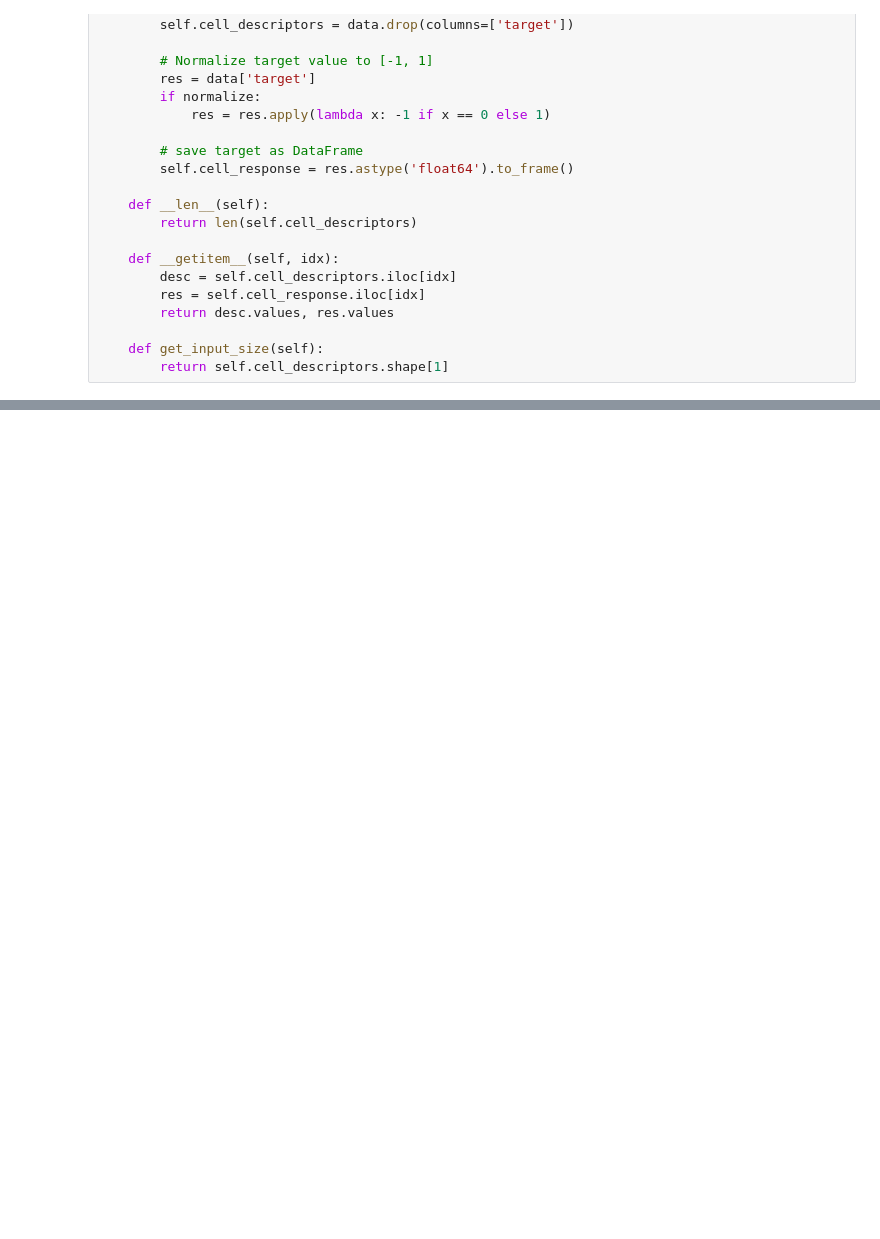
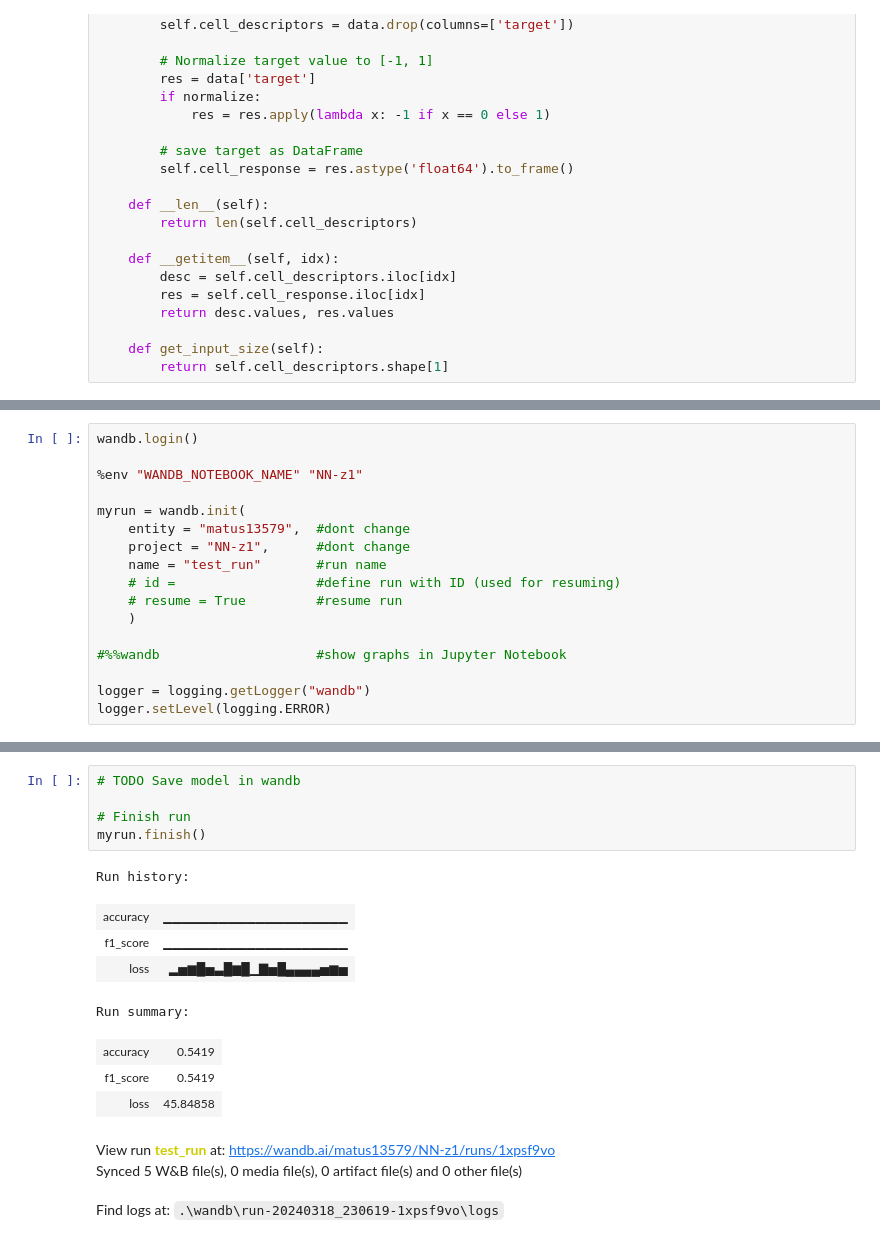
Before and after one commit to xnagya/NSIETE, a Jupyter notebook: NN_training.ipynb, the cells around one changed output, grey strips where cells are left out. Cells and saved outputs as stored; diff of their text form; blank space fills up the shorter version.

Commit message:
update NN model with metrics and wandb logging

```diff
--- a/NN_training.ipynb
+++ b/NN_training.ipynb
@@ -92,0 +82,17 @@ for epoch in range(no_epochs):
+# %%
+wandb.login()
+
+%env "WANDB_NOTEBOOK_NAME" "NN-z1"
+
+myrun = wandb.init(
+    entity = "matus13579",  #dont change
+    project = "NN-z1",      #dont change
+    name = "test_run"       #run name
+    # id =                  #define run with ID (used for resuming)
+    # resume = True         #resume run
+    )
+
+#%%wandb                    #show graphs in Jupyter Notebook
+
+logger = logging.getLogger("wandb")
+logger.setLevel(logging.ERROR)
@@ -92,0 +159,17 @@ for epoch in range(no_epochs):
+# %%
+# TODO Save model in wandb
+
+# Finish run
+myrun.finish()
+# %% [output]
+Run history:
+| accuracy | ▁▁▁▁▁▁▁▁▁▁▁▁▁▁▁▁▁▁▁▁ |
+| f1_score | ▁▁▁▁▁▁▁▁▁▁▁▁▁▁▁▁▁▁▁▁ |
+| loss | ▂▅▆█▅▃█▆█▁▇▅█▄▄▄▄▅▆▅ |
+Run summary:
+| accuracy | 0.5419 |
+| f1_score | 0.5419 |
+| loss | 45.84858 |
+View run test_run at: https://wandb.ai/matus13579/NN-z1/runs/1xpsf9vo
+Synced 5 W&B file(s), 0 media file(s), 0 artifact file(s) and 0 other file(s)
+Find logs at: .\wandb\run-20240318_230619-1xpsf9vo\logs
```
Also changed, not shown: parts of 13 cells of this notebook, 2 other files.
